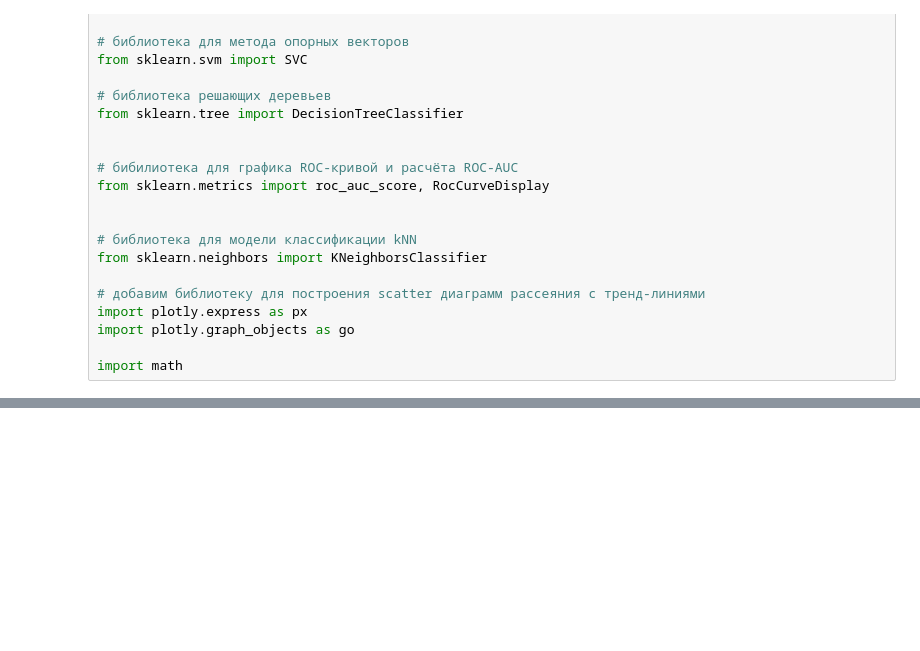
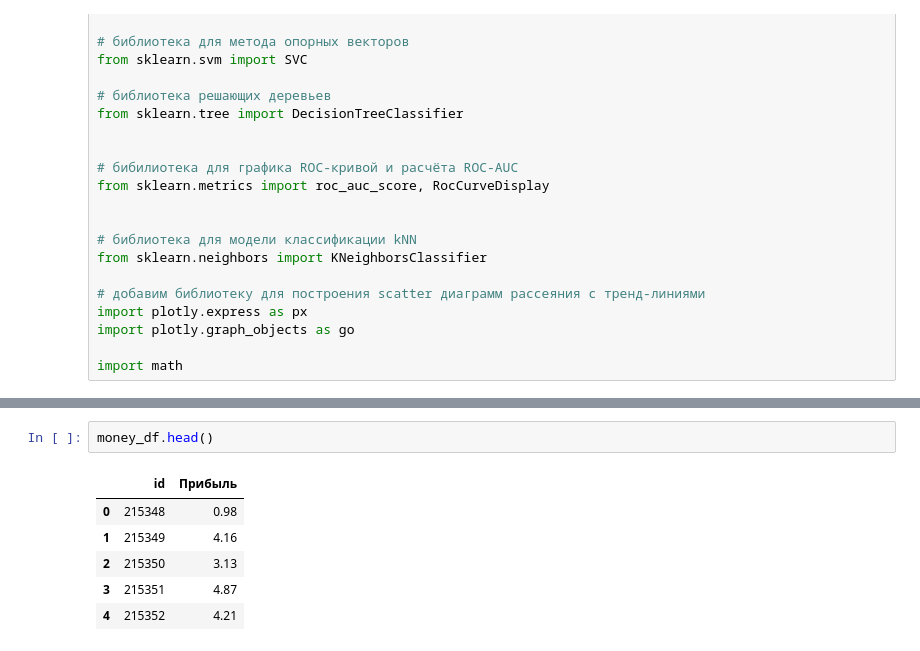
Before and after one commit to anthonypotekhin/studying, a Jupyter notebook: yandex_practicum/8_supervised_learning/sup_learn_proj.ipynb, the cells around one changed output, grey strips where cells are left out. Drawn from its saved outputs; the diff is of its cells as text; blank space fills up the shorter version.

```diff
--- a/yandex_practicum/8_supervised_learning/sup_learn_proj.ipynb
+++ b/yandex_practicum/8_supervised_learning/sup_learn_proj.ipynb
@@ -71,0 +168,9 @@ import math
+# %%
+money_df.head()
+# %% [output]
+|  | id | Прибыль |
+| 0 | 215348 | 0.98 |
+| 1 | 215349 | 4.16 |
+| 2 | 215350 | 3.13 |
+| 3 | 215351 | 4.87 |
+| 4 | 215352 | 4.21 |
```
Also changed, not shown: parts of 14 cells of this notebook, 19 other files.
